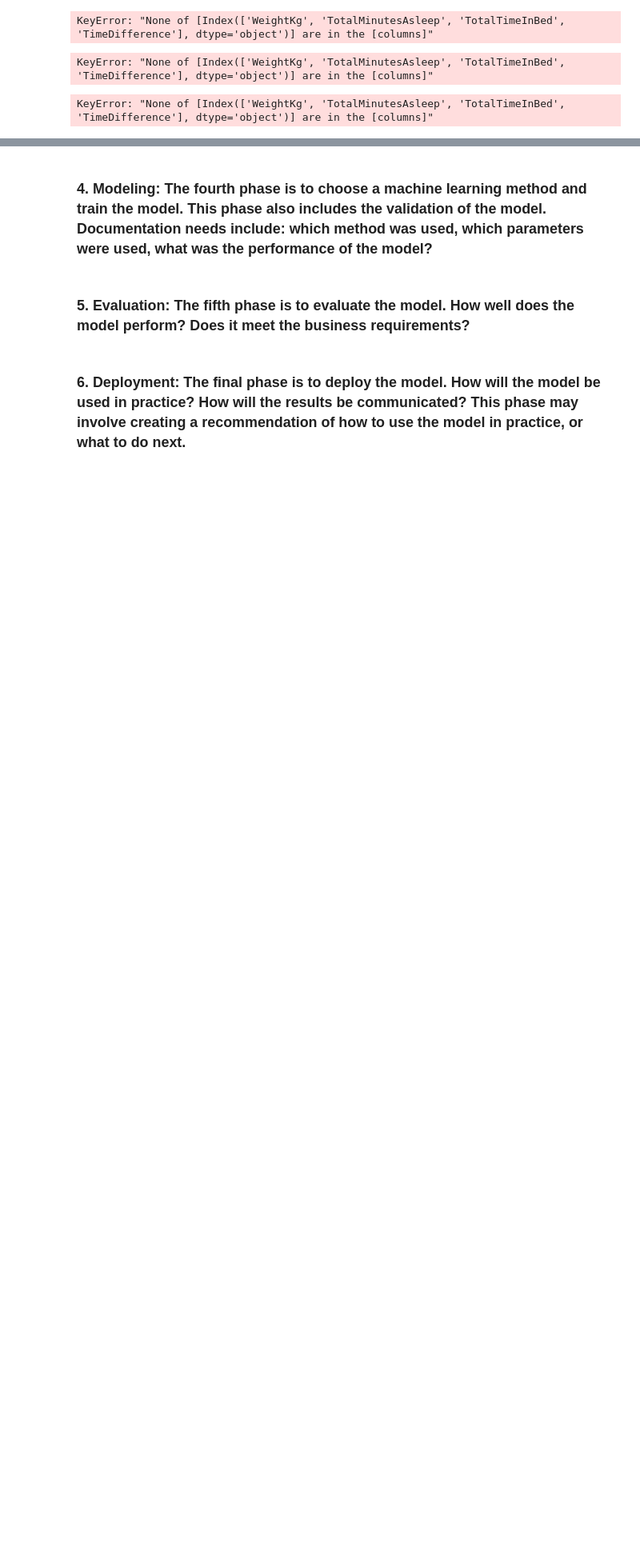
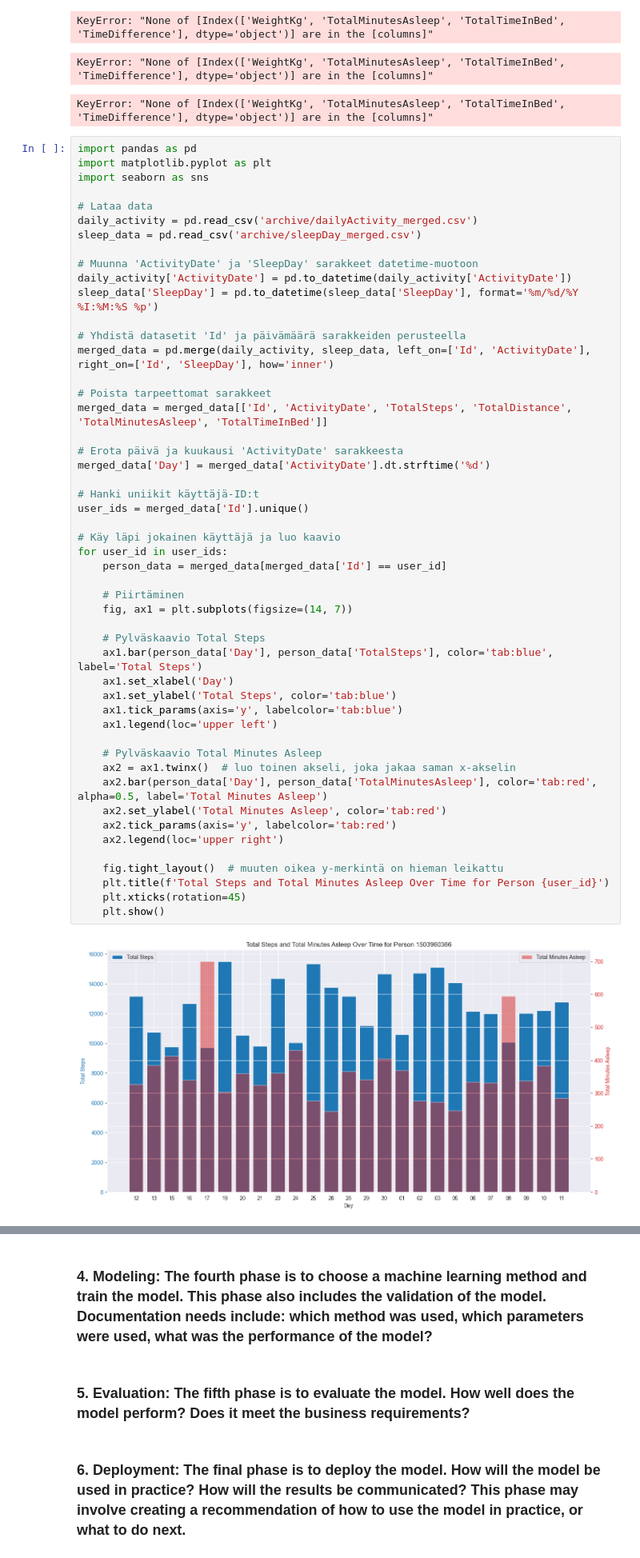
Before and after one commit to kismet85/dkkoAssignments, a Jupyter notebook: Projekti/Uni_ja_liikuntatottumukset.ipynb, the cells around one changed output, grey strips where cells are left out. Shown at 80% size. Saved outputs shown, nothing was run; the diff lists cells and outputs as text; blank space fills up the shorter version.

```diff
--- a/Projekti/Uni_ja_liikuntatottumukset.ipynb
+++ b/Projekti/Uni_ja_liikuntatottumukset.ipynb
@@ -702,3 +702,55 @@ KeyError: "None of [Index(['WeightKg', 'TotalMinutesAsleep', 'TotalTimeInBed', '
 KeyError: "None of [Index(['WeightKg', 'TotalMinutesAsleep', 'TotalTimeInBed', 'TimeDifference'], dtype='object')] are in the [columns]"
 KeyError: "None of [Index(['WeightKg', 'TotalMinutesAsleep', 'TotalTimeInBed', 'TimeDifference'], dtype='object')] are in the [columns]"
 KeyError: "None of [Index(['WeightKg', 'TotalMinutesAsleep', 'TotalTimeInBed', 'TimeDifference'], dtype='object')] are in the [columns]"
+# %%
+import pandas as pd
+import matplotlib.pyplot as plt
+import seaborn as sns
+
+# Lataa data
+daily_activity = pd.read_csv('archive/dailyActivity_merged.csv')
+sleep_data = pd.read_csv('archive/sleepDay_merged.csv')
+
+# Muunna 'ActivityDate' ja 'SleepDay' sarakkeet datetime-muotoon
+daily_activity['ActivityDate'] = pd.to_datetime(daily_activity['ActivityDate'])
+sleep_data['SleepDay'] = pd.to_datetime(sleep_data['SleepDay'], format='%m/%d/%Y %I:%M:%S %p')
+
+# Yhdistä datasetit 'Id' ja päivämäärä sarakkeiden perusteella
+merged_data = pd.merge(daily_activity, sleep_data, left_on=['Id', 'ActivityDate'], right_on=['Id', 'SleepDay'], how='inner')
+
+# Poista tarpeettomat sarakkeet
+merged_data = merged_data[['Id', 'ActivityDate', 'TotalSteps', 'TotalDistance', 'TotalMinutesAsleep', 'TotalTimeInBed']]
+
+# Erota päivä ja kuukausi 'ActivityDate' sarakkeesta
+merged_data['Day'] = merged_data['ActivityDate'].dt.strftime('%d')
+
+# Hanki uniikit käyttäjä-ID:t
+user_ids = merged_data['Id'].unique()
+
+# Käy läpi jokainen käyttäjä ja luo kaavio
+for user_id in user_ids:
+    person_data = merged_data[merged_data['Id'] == user_id]
+
+    # Piirtäminen
+    fig, ax1 = plt.subplots(figsize=(14, 7))
+
+    # Pylväskaavio Total Steps
+    ax1.bar(person_data['Day'], person_data['TotalSteps'], color='tab:blue', label='Total Steps')
+    ax1.set_xlabel('Day')
+    ax1.set_ylabel('Total Steps', color='tab:blue')
+    ax1.tick_params(axis='y', labelcolor='tab:blue')
+    ax1.legend(loc='upper left')
+
+    # Pylväskaavio Total Minutes Asleep
+    ax2 = ax1.twinx()  # luo toinen akseli, joka jakaa saman x-akselin
+    ax2.bar(person_data['Day'], person_data['TotalMinutesAsleep'], color='tab:red', alpha=0.5, label='Total Minutes Asleep')
+    ax2.set_ylabel('Total Minutes Asleep', color='tab:red')
+    ax2.tick_params(axis='y', labelcolor='tab:red')
+    ax2.legend(loc='upper right')
+
+    fig.tight_layout()  # muuten oikea y-merkintä on hieman leikattu
+    plt.title(f'Total Steps and Total Minutes Asleep Over Time for Person {user_id}')
+    plt.xticks(rotation=45)
+    plt.show()
+# %% [output]
+[figure, added]
```
Also changed, not shown: parts of 5 cells of this notebook.
